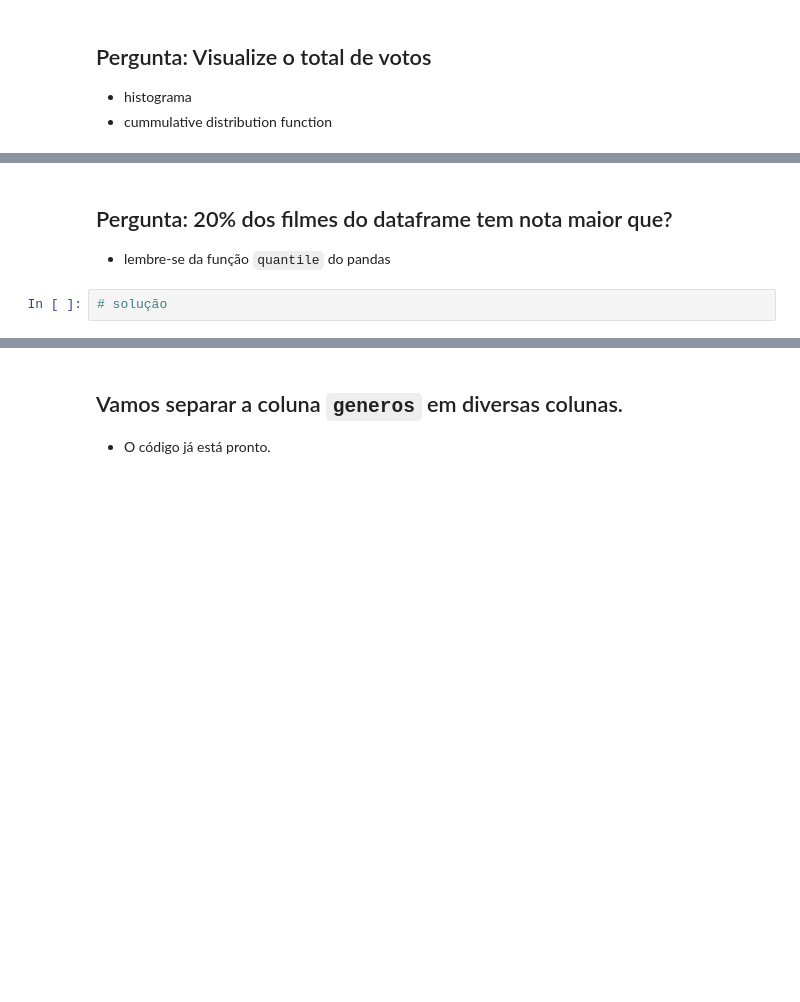
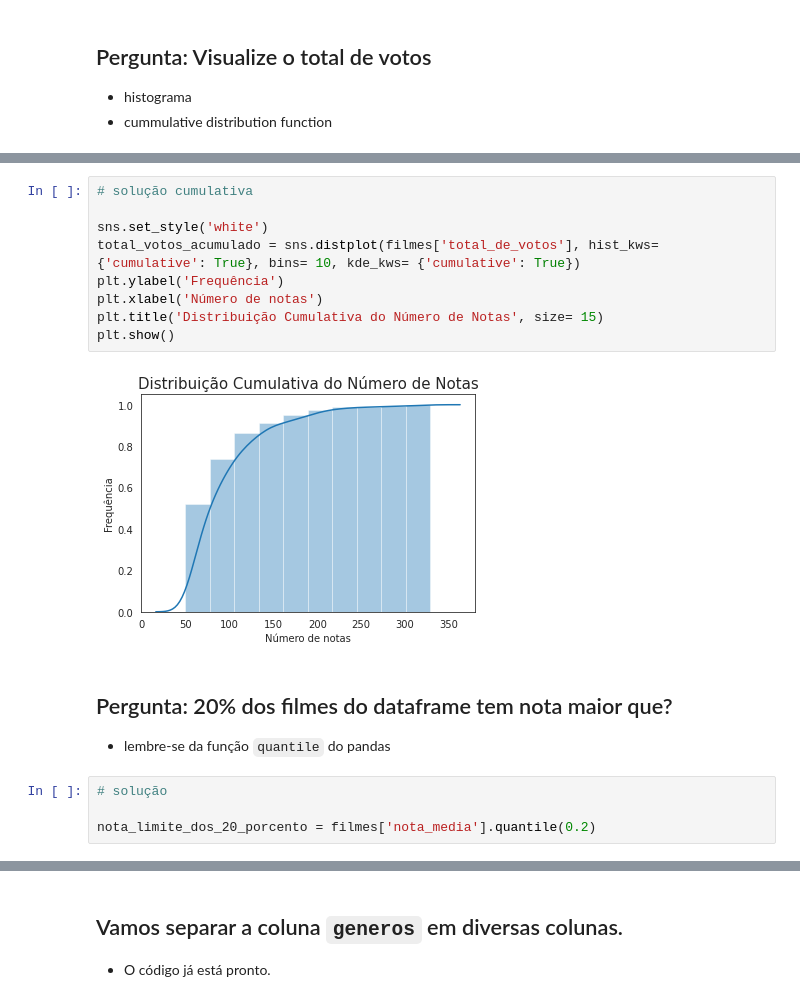
Before and after one commit to LeoFernanndes/notebooks, a Jupyter notebook: Formação Data Science Alura - Análise exploratória do MovieLens.ipynb, the cells around one changed output, grey strips where cells are left out. Saved outputs shown, nothing was run; the diff lists cells and outputs as text; blank space fills up the shorter version.

```diff
--- a/Formação Data Science Alura - Análise exploratória do MovieLens.ipynb
+++ b/Formação Data Science Alura - Análise exploratória do MovieLens.ipynb
@@ -163,8 +231,21 @@ Dicas:
+# %%
+# solução cumulativa
+
+sns.set_style('white')
+total_votos_acumulado = sns.distplot(filmes['total_de_votos'], hist_kws= {'cumulative': True}, bins= 10, kde_kws= {'cumulative': True})
+plt.ylabel('Frequência')
+plt.xlabel('Número de notas')
+plt.title('Distribuição Cumulativa do Número de Notas', size= 15)
+plt.show()
+# %% [output]
+[figure, added]
 # %% [markdown]
 ## Pergunta: 20% dos filmes do dataframe tem nota maior que?
 
 - lembre-se da função `quantile` do pandas
-# %%
-# solução
+# %%
+# solução
+
+nota_limite_dos_20_porcento = filmes['nota_media'].quantile(0.2)
 # %%
 print("20 porcento dos filmes tem nota maior que de %.2f" % nota_limite_dos_20_porcento)
```
Also changed, not shown: parts of 34 cells of this notebook.
